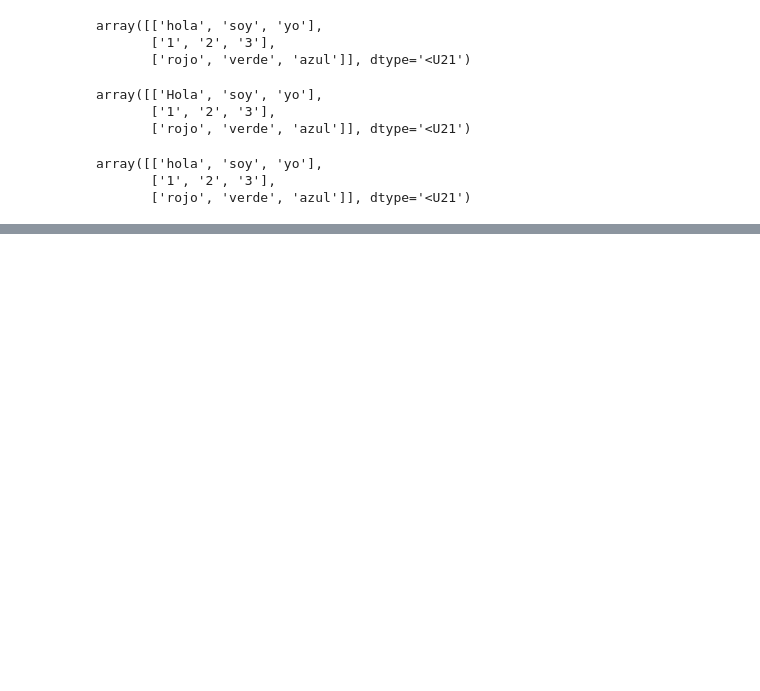
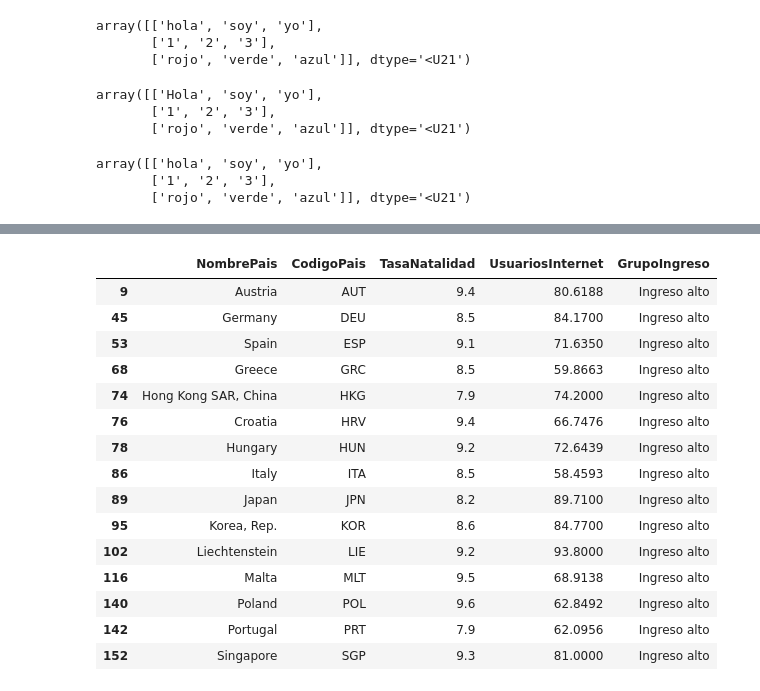
Before and after one commit to Marru73/Ejercicios-Python, a Jupyter notebook: CERTIFICADO IBM/Pruebas_Ibm.ipynb, the cells around one changed output, grey strips where cells are left out. Cells and saved outputs as stored; diff of their text form; code cells hidden in the pictures; blank space fills up the shorter version.

```diff
--- a/CERTIFICADO IBM/Pruebas_Ibm.ipynb
+++ b/CERTIFICADO IBM/Pruebas_Ibm.ipynb
@@ -128,0 +374,2 @@ Hola mundo!!!
+# %%
+datos.columns = ['NombrePais', 'CodigoPais', 'TasaNatalidad', 'UsuariosInternet', 'GrupoIngreso']
@@ -128,0 +466,19 @@ Hola mundo!!!
+# %%
+datos[(datos.TasaNatalidad < 10) & (datos.GrupoIngreso == 'Ingreso alto')]
+# %% [output]
+|  | NombrePais | CodigoPais | TasaNatalidad | UsuariosInternet | GrupoIngreso |
+| 9 | Austria | AUT | 9.4 | 80.6188 | Ingreso alto |
+| 45 | Germany | DEU | 8.5 | 84.1700 | Ingreso alto |
+| 53 | Spain | ESP | 9.1 | 71.6350 | Ingreso alto |
+| 68 | Greece | GRC | 8.5 | 59.8663 | Ingreso alto |
+| 74 | Hong Kong SAR, China | HKG | 7.9 | 74.2000 | Ingreso alto |
+| 76 | Croatia | HRV | 9.4 | 66.7476 | Ingreso alto |
+| 78 | Hungary | HUN | 9.2 | 72.6439 | Ingreso alto |
+| 86 | Italy | ITA | 8.5 | 58.4593 | Ingreso alto |
+| 89 | Japan | JPN | 8.2 | 89.7100 | Ingreso alto |
+| 95 | Korea, Rep. | KOR | 8.6 | 84.7700 | Ingreso alto |
+| 102 | Liechtenstein | LIE | 9.2 | 93.8000 | Ingreso alto |
+| 116 | Malta | MLT | 9.5 | 68.9138 | Ingreso alto |
+| 140 | Poland | POL | 9.6 | 62.8492 | Ingreso alto |
+| 142 | Portugal | PRT | 7.9 | 62.0956 | Ingreso alto |
+| 152 | Singapore | SGP | 9.3 | 81.0000 | Ingreso alto |
```
Also changed, not shown: parts of 33 cells of this notebook, 1 other file.
